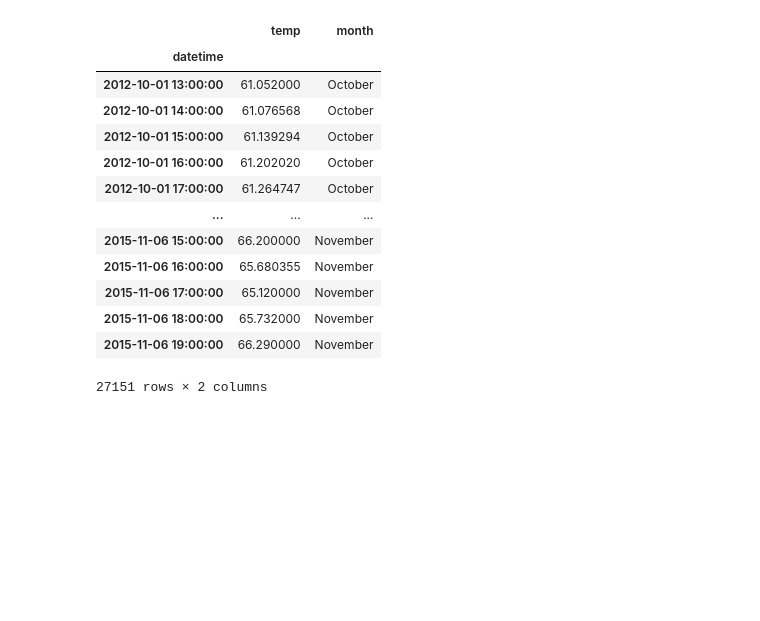
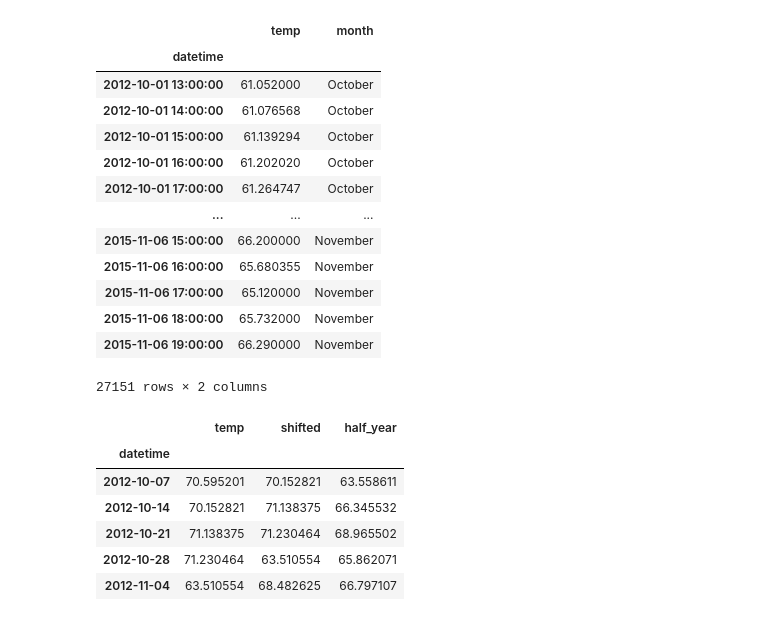
Before and after one commit to nicolas-angarita/time-series-exercises, a Jupyter notebook: time_series_explore_lesson.ipynb, the cells around one changed output. Cells and saved outputs as stored; diff of their text form; code cells hidden in the pictures; blank space fills up the shorter version.

```diff
--- a/time_series_explore_lesson.ipynb
+++ b/time_series_explore_lesson.ipynb
@@ -174,3 +174,15 @@ train
 | 2015-11-06 18:00:00 | 65.732000 | November |
 | 2015-11-06 19:00:00 | 66.290000 | November |
 27151 rows × 2 columns
+# %%
+week_mean['half_year'] = week_mean['temp'].shift(-26)
+
+week_mean.head()
+# %% [output]
+|  | temp | shifted | half_year |
+| datetime |  |  |  |
+| 2012-10-07 | 70.595201 | 70.152821 | 63.558611 |
+| 2012-10-14 | 70.152821 | 71.138375 | 66.345532 |
+| 2012-10-21 | 71.138375 | 71.230464 | 68.965502 |
+| 2012-10-28 | 71.230464 | 63.510554 | 65.862071 |
+| 2012-11-04 | 63.510554 | 68.482625 | 66.797107 |
```
Also changed, not shown: parts of 2 cells of this notebook.
